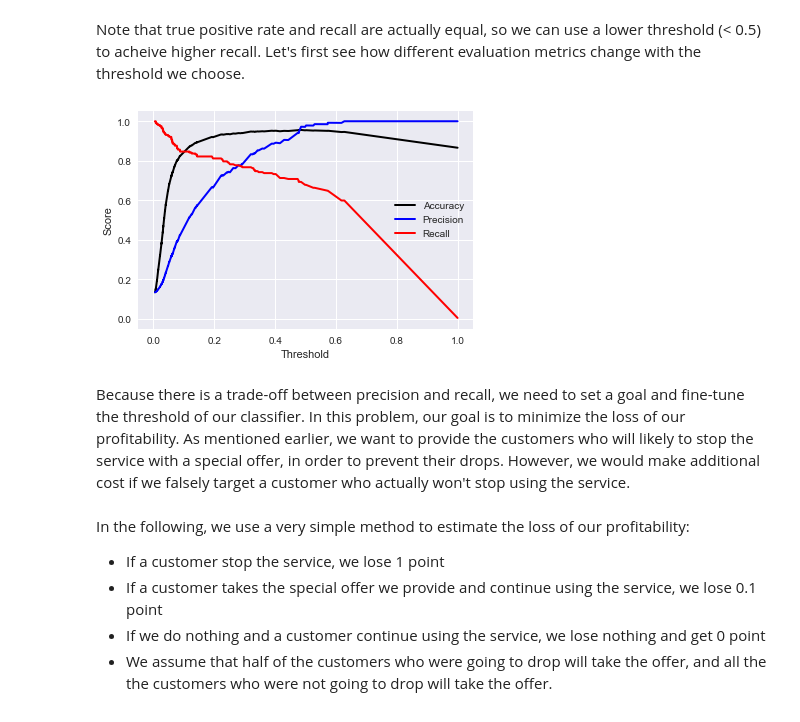
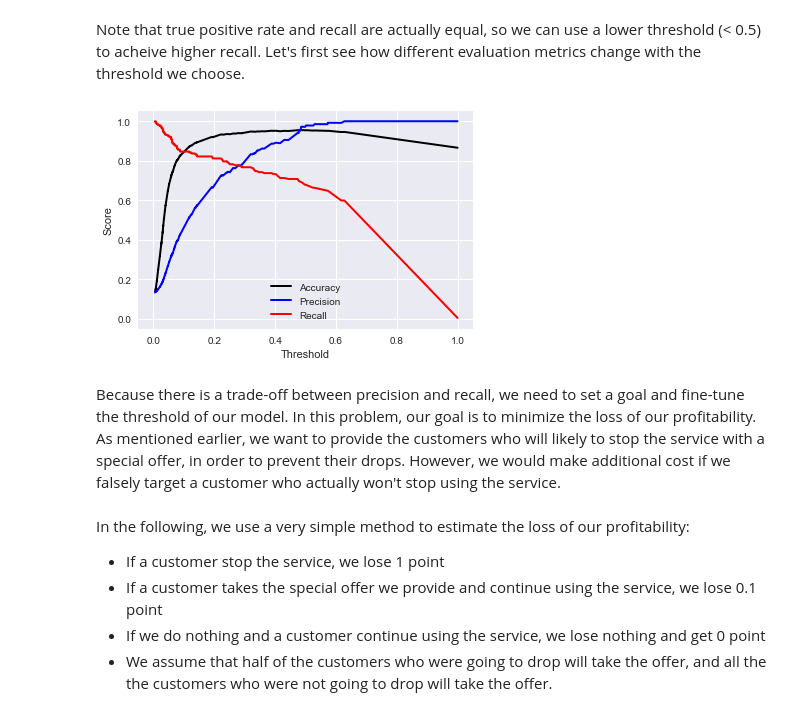
Before and after one commit to liyenhsu/User-Churn-Prediction, a Jupyter notebook: churn.ipynb, the cells around one changed output. Saved outputs shown, nothing was run; the diff lists cells and outputs as text; code cells hidden in the pictures.

```diff
--- a/churn.ipynb
+++ b/churn.ipynb
@@ -637,18 +646,18 @@ for i in range(thresh.shape[0]):
 # %%
 fig = plt.figure()
 plt.plot(thresh, acc_grid, color='k', lw=2, label='Accuracy')
 plt.plot(thresh, prec_grid, color='b', lw=2, label='Precision')
 plt.plot(thresh, recall_grid, color='r', lw=2, label='Recall')
 plt.xlim([-0.05, 1.05])
 plt.ylim([-0.05, 1.05])
 plt.xlabel('Threshold')
 plt.ylabel('Score')
-plt.legend(loc="lower")
+plt.legend(loc="lower center")
 plt.show()
 # %% [output]
-[figure, old version]
+[figure, new version]
 # %% [markdown]
-Because there is a trade-off between precision and recall, we need to set a goal and fine-tune the threshold of our classifier. In this problem, our goal is to minimize the loss of our profitability. As mentioned earlier, we want to provide the customers who will likely to stop the service with a special offer, in order to prevent their drops. However, we would make additional cost if we falsely target a customer who actually won't stop using the service.
+Because there is a trade-off between precision and recall, we need to set a goal and fine-tune the threshold of our model. In this problem, our goal is to minimize the loss of our profitability. As mentioned earlier, we want to provide the customers who will likely to stop the service with a special offer, in order to prevent their drops. However, we would make additional cost if we falsely target a customer who actually won't stop using the service.
 # %% [markdown]
 In the following, we use a very simple method to estimate the loss of our profitability:
 - If a customer stop the service, we lose 1 point
```
Also changed, not shown: parts of 4 cells of this notebook.
